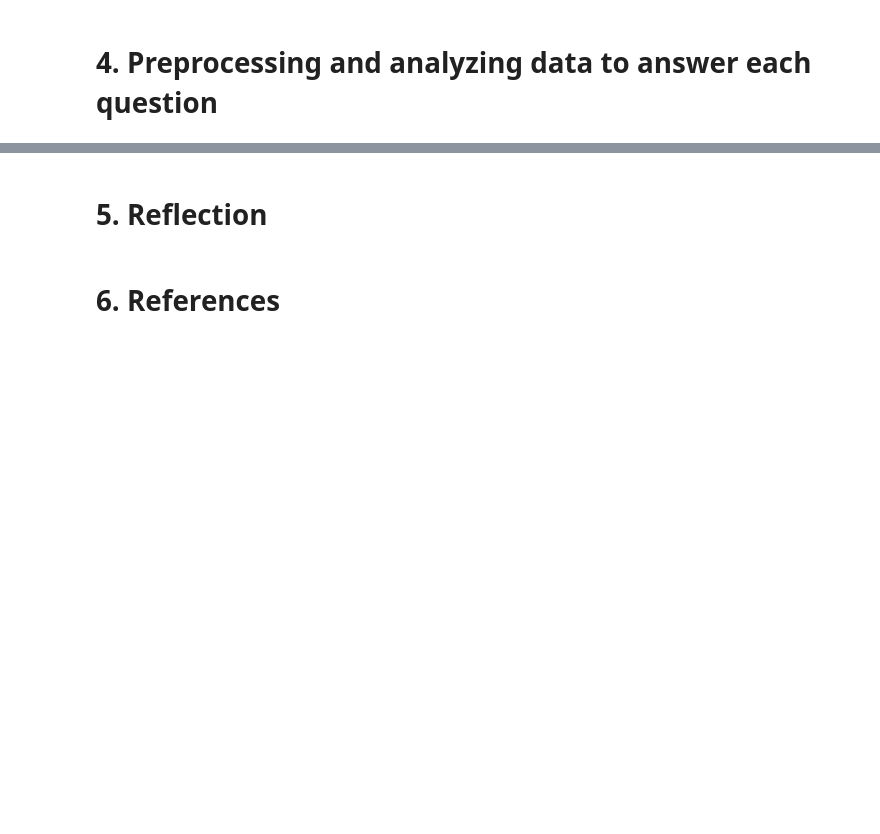
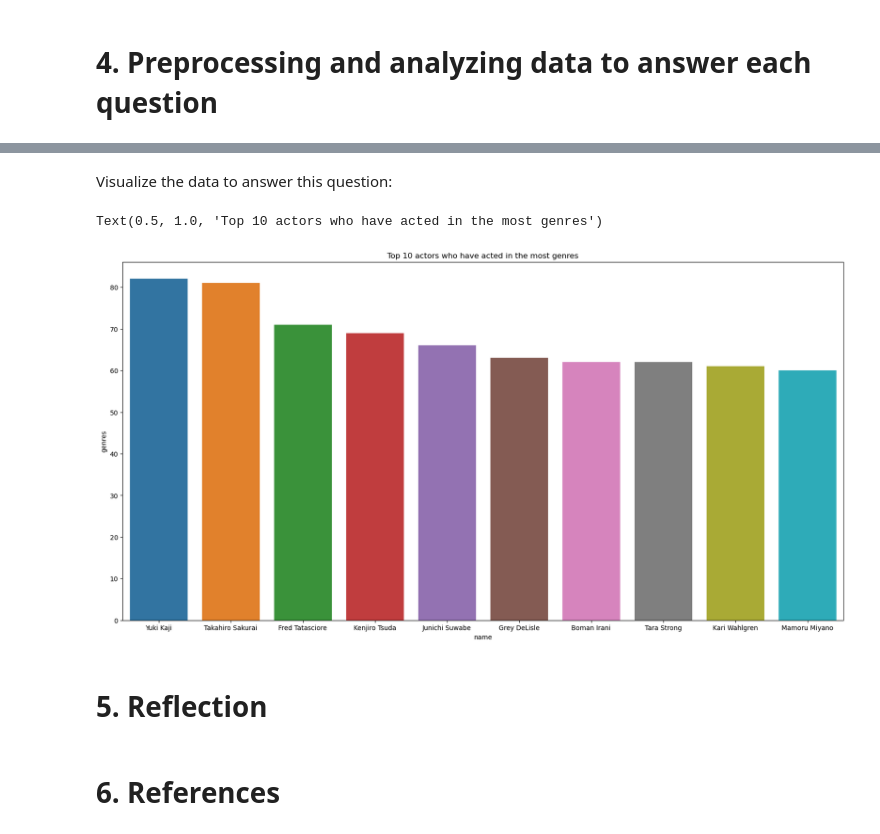
Before and after one commit to lephu13502/Movies-and-TV-Shows-Analysis, a Jupyter notebook: NetflixMoviesAndTVShows.ipynb, the cells around one changed output, grey strips where cells are left out. Cells and saved outputs as stored; diff of their text form; code cells hidden in the pictures; blank space fills up the shorter version.

Commit message:
Preprocess and analyze to answer 2 questions

```diff
--- a/NetflixMoviesAndTVShows.ipynb
+++ b/NetflixMoviesAndTVShows.ipynb
@@ -253,0 +343,15 @@ non_nummeric_col_info_credit
+# %%
+most_genres_actor = credits_df[credits_df['role'] == 'ACTOR']
+#with each id of actor, find the movie name in titles_df and get the genres of each movie
+most_genres_actor = most_genres_actor.merge(titles_df[['id', 'genres']], on='id', how='left')
+#group by person_id and sum the genres of each actor
+most_genres_actor = most_genres_actor.groupby('person_id')['genres'].sum().reset_index()
+#count the number of genres of each actor
+most_genres_actor['genres'] = most_genres_actor['genres'].apply(lambda x: len(x.split(',')))
+#sort the data by genres by highest to lowest
+most_genres_actor = most_genres_actor.sort_values(by='genres', ascending=False).reset_index(drop=True)
+#merge the data with credits_df to get the name of actor
+most_genres_actor = most_genres_actor.merge(credits_df[['person_id', 'name']], on='person_id', how='left')
+#drop the duplicate name
+most_genres_actor = most_genres_actor.drop_duplicates(subset=['name'])
+most_genres_actor.head(10)
@@ -254,3 +370,13 @@ non_nummeric_col_info_credit
+# %% [markdown]
+Visualize the data to answer this question:
+# %%
+#visualize vertical bar chart
+fig, ax = plt.subplots(figsize=(20, 10))
+sns.barplot(x='name', y='genres', data=most_genres_actor.head(10), ax=ax)
+ax.set_title('Top 10 actors who have acted in the most genres')
+# %% [output]
+Text(0.5, 1.0, 'Top 10 actors who have acted in the most genres')
+[figure, added]
 # %% [markdown]
 # 5. Reflection
 # %% [markdown]
```
Also changed, not shown: parts of 24 cells of this notebook.
